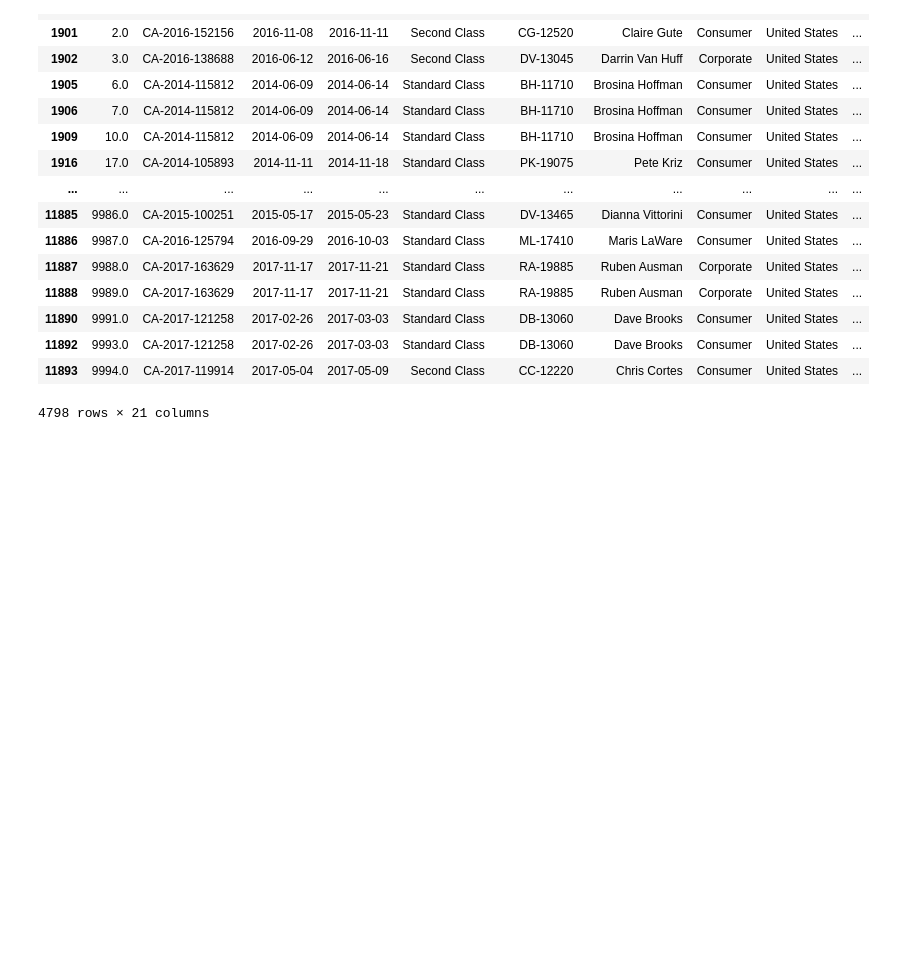
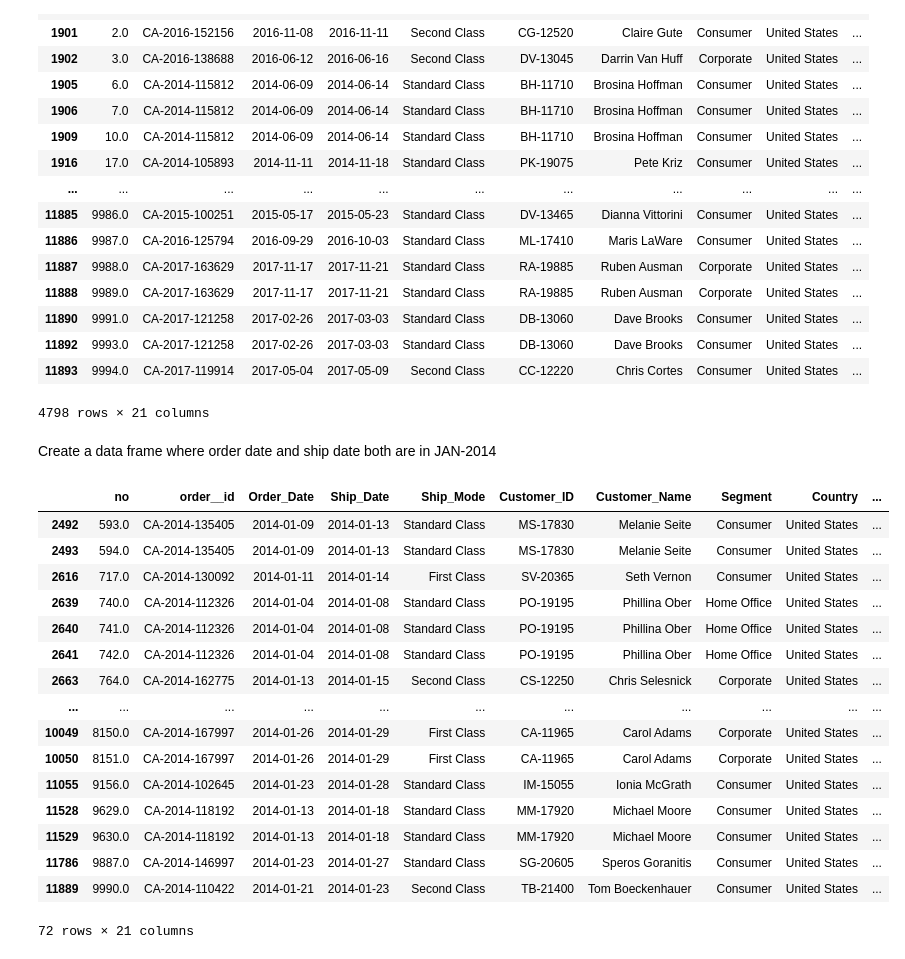
Before and after one commit to satyam06062001/numpy_pandas, a Jupyter notebook: pandas_assignment.ipynb, the cells around one changed output. Saved outputs shown, nothing was run; the diff lists cells and outputs as text; code cells hidden in the pictures; blank space fills up the shorter version.

```diff
--- a/pandas_assignment.ipynb
+++ b/pandas_assignment.ipynb
@@ -484,3 +488,25 @@ new_df3
 | 11892 | 9993.0 | CA-2017-121258 | 2017-02-26 | 2017-03-03 | Standard Class | DB-13060 | Dave Brooks | Consumer | United States | ... |
 | 11893 | 9994.0 | CA-2017-119914 | 2017-05-04 | 2017-05-09 | Second Class | CC-12220 | Chris Cortes | Consumer | United States | ... |
 4798 rows × 21 columns
+# %% [markdown]
+Create a data frame where order date and ship date both are in JAN-2014
+# %%
+df[(df['Order_Date'].dt.year==2014) & (df['Order_Date'].dt.month==1) &(df['Ship_Date'].dt.year==2014) & (df['Ship_Date'].dt.month==1)]
+# %% [output]
+|  | no | order__id | Order_Date | Ship_Date | Ship_Mode | Customer_ID | Customer_Name | Segment | Country | ... |
+| 2492 | 593.0 | CA-2014-135405 | 2014-01-09 | 2014-01-13 | Standard Class | MS-17830 | Melanie Seite | Consumer | United States | ... |
+| 2493 | 594.0 | CA-2014-135405 | 2014-01-09 | 2014-01-13 | Standard Class | MS-17830 | Melanie Seite | Consumer | United States | ... |
+| 2616 | 717.0 | CA-2014-130092 | 2014-01-11 | 2014-01-14 | First Class | SV-20365 | Seth Vernon | Consumer | United States | ... |
+| 2639 | 740.0 | CA-2014-112326 | 2014-01-04 | 2014-01-08 | Standard Class | PO-19195 | Phillina Ober | Home Office | United States | ... |
+| 2640 | 741.0 | CA-2014-112326 | 2014-01-04 | 2014-01-08 | Standard Class | PO-19195 | Phillina Ober | Home Office | United States | ... |
+| 2641 | 742.0 | CA-2014-112326 | 2014-01-04 | 2014-01-08 | Standard Class | PO-19195 | Phillina Ober | Home Office | United States | ... |
+| 2663 | 764.0 | CA-2014-162775 | 2014-01-13 | 2014-01-15 | Second Class | CS-12250 | Chris Selesnick | Corporate | United States | ... |
+| ... | ... | ... | ... | ... | ... | ... | ... | ... | ... | ... |
+| 10049 | 8150.0 | CA-2014-167997 | 2014-01-26 | 2014-01-29 | First Class | CA-11965 | Carol Adams | Corporate | United States | ... |
+| 10050 | 8151.0 | CA-2014-167997 | 2014-01-26 | 2014-01-29 | First Class | CA-11965 | Carol Adams | Corporate | United States | ... |
+| 11055 | 9156.0 | CA-2014-102645 | 2014-01-23 | 2014-01-28 | Standard Class | IM-15055 | Ionia McGrath | Consumer | United States | ... |
+| 11528 | 9629.0 | CA-2014-118192 | 2014-01-13 | 2014-01-18 | Standard Class | MM-17920 | Michael Moore | Consumer | United States | ... |
+| 11529 | 9630.0 | CA-2014-118192 | 2014-01-13 | 2014-01-18 | Standard Class | MM-17920 | Michael Moore | Consumer | United States | ... |
+| 11786 | 9887.0 | CA-2014-146997 | 2014-01-23 | 2014-01-27 | Standard Class | SG-20605 | Speros Goranitis | Consumer | United States | ... |
+| 11889 | 9990.0 | CA-2014-110422 | 2014-01-21 | 2014-01-23 | Second Class | TB-21400 | Tom Boeckenhauer | Consumer | United States | ... |
+72 rows × 21 columns
```
Also changed, not shown: parts of 9 cells of this notebook.
